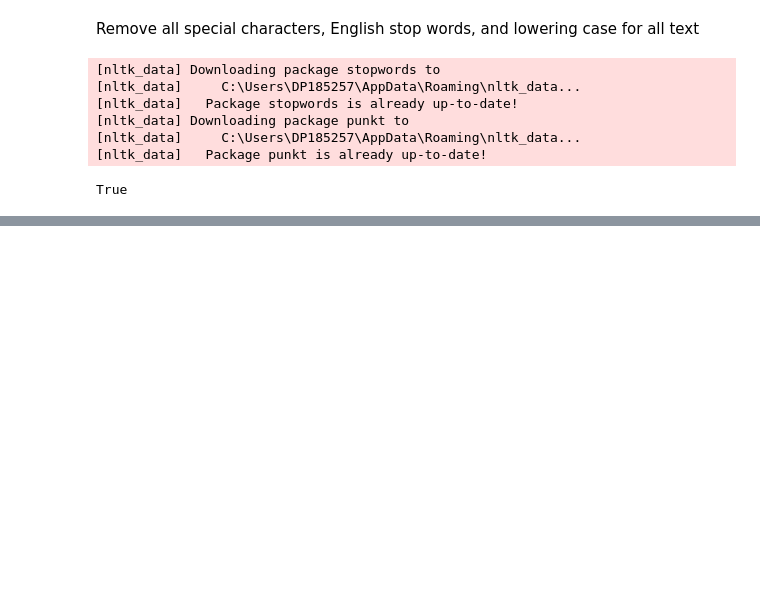
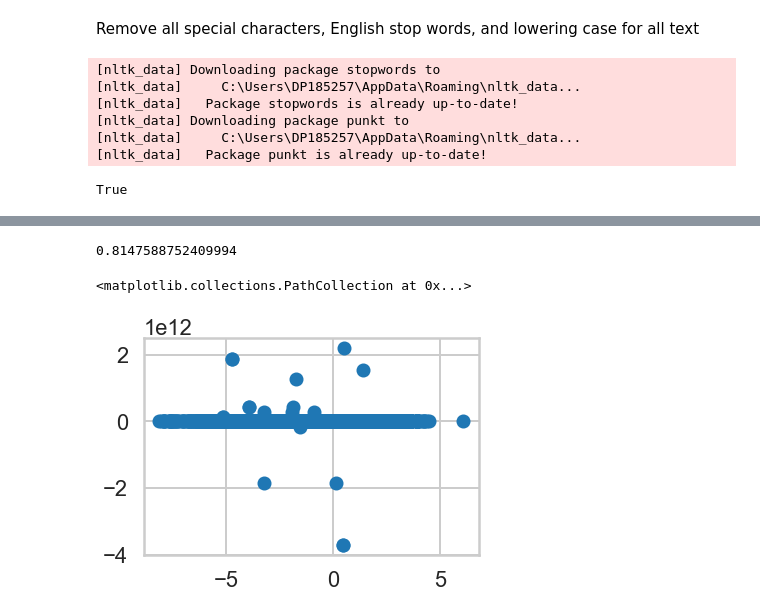
Before and after one commit to dpowell022/Abusive-Language-Detection, a Jupyter notebook: Capstone_Detect_HateSpeech.ipynb, the cells around one changed output, grey strips where cells are left out. Cells and saved outputs as stored; diff of their text form; code cells hidden in the pictures; blank space fills up the shorter version.

Commit message:
Modeling
Adding modeling sections

```diff
--- a/Capstone_Detect_HateSpeech.ipynb
+++ b/Capstone_Detect_HateSpeech.ipynb
@@ -212,0 +151,3 @@ MemoryError: Unable to allocate 10.1 GiB for an array with shape (9959, 135556)
+# %%
+df_sm = df_text.sample(30000, ignore_index=True, random_state=123)
+df_sm.head()
@@ -212,0 +161,17 @@ MemoryError: Unable to allocate 10.1 GiB for an array with shape (9959, 135556)
+# %%
+# Import CountVectorizer
+from sklearn.feature_extraction.text import CountVectorizer
+
+cv_limited = CountVectorizer(
+    min_df=10, #words must appear in at least 10 tweets to be included
+    stop_words='english'
+)
+cv_trans= cv_limited.fit_transform(df_sm['clean_text'])
+cv_array = cv_trans.toarray()
+
+cv_df = pd.DataFrame(cv_array,
+                     columns=cv_limited.get_feature_names()).add_prefix('Counts_')
+
+# Add the new columns to the original DataFrame
+df_sm_new = pd.concat([df_sm, cv_df], axis=1, sort=False)
+print(df_sm_new.shape)
@@ -212,0 +209,7 @@ MemoryError: Unable to allocate 10.1 GiB for an array with shape (9959, 135556)
+# %%
+X= df_sm_new.drop(['hate_speech_score', 'text', 'clean_text'], axis=1)
+y= df_sm_new[['hate_speech_score']]
+X_train, X_test, y_train, y_test = train_test_split(X, y, test_size=0.25, random_state=123)
+print(X_train.shape, X_test.shape)
+print(y_train.shape, y_test.shape)
+y_train.describe()
@@ -212,0 +228,16 @@ MemoryError: Unable to allocate 10.1 GiB for an array with shape (9959, 135556)
+# %%
+rModel= linear_model.LinearRegression(normalize=True)
+rModel.fit(X_train, y_train)
+
+# Evaluate the model
+rModel.score(X_train, y_train)
+# %% [output]
+0.8147588752409994
+# %%
+# Use the model to make predictions about our test data
+y_pred= rModel.predict(X_test)
+# Let's plot the predictions against the actual result. Use scatter()
+plt.scatter(x=y_test, y=y_pred)
+# %% [output]
+<matplotlib.collections.PathCollection at 0x...>
+[figure, added]
```
Also changed, not shown: parts of 16 cells of this notebook.
